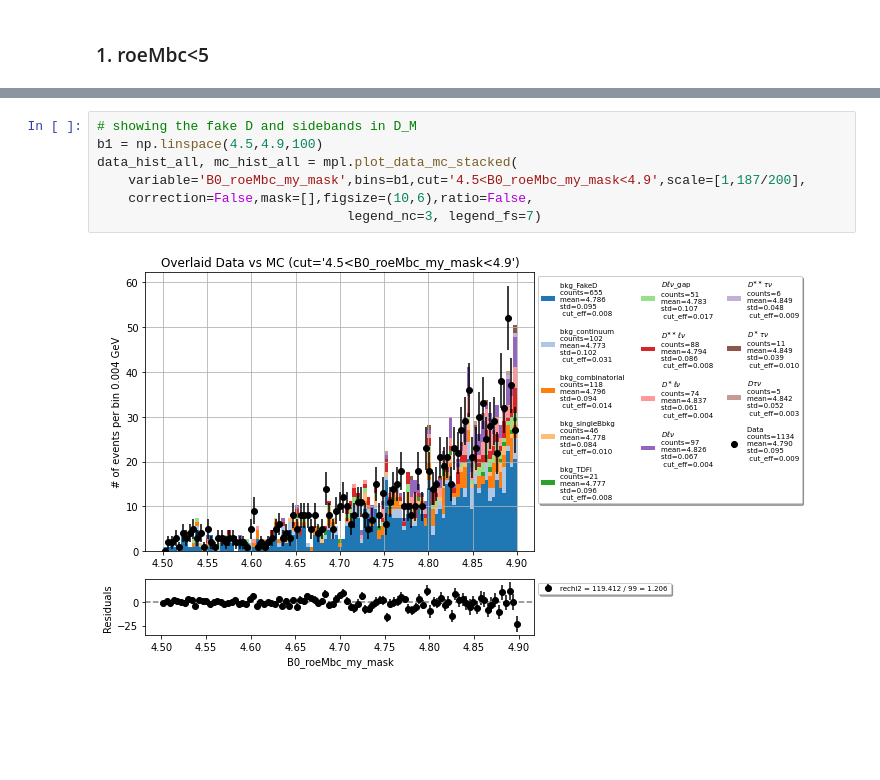
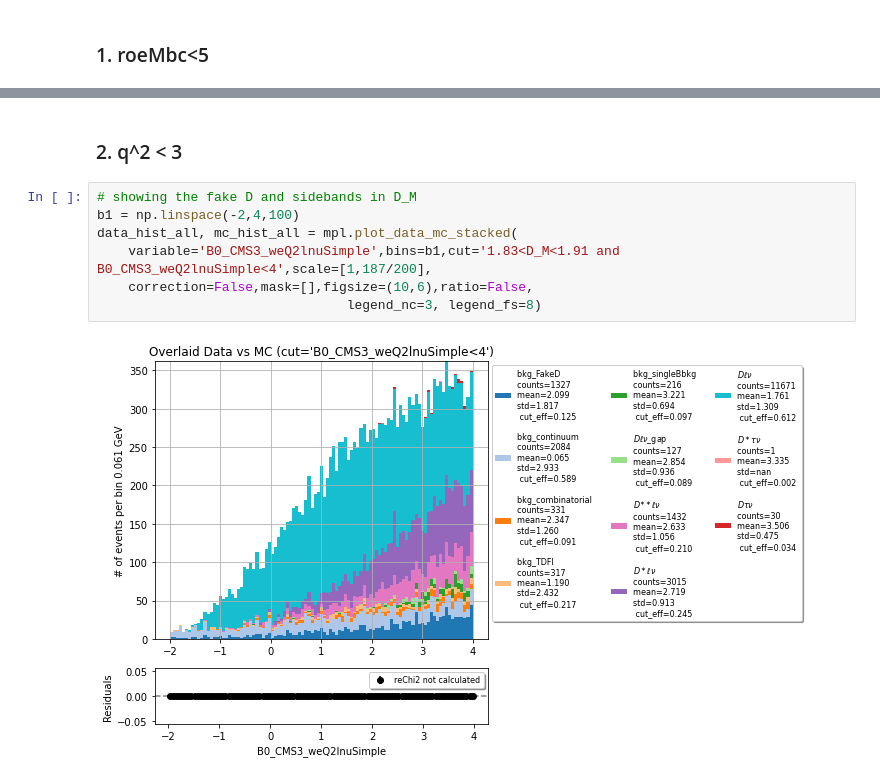
Before and after one commit to zjkjsd/inclusive_R_D, a Jupyter notebook: Notebooks/Plotting/2_PlotNtuple_control.ipynb, the cells around one changed output, grey strips where cells are left out. Drawn from its saved outputs; the diff is of its cells as text; blank space fills up the shorter version.

Commit message:
update plots

```diff
--- a/Notebooks/Plotting/2_PlotNtuple_control.ipynb
+++ b/Notebooks/Plotting/2_PlotNtuple_control.ipynb
@@ -501,10 +176,12 @@ data_hist_all, mc_hist_all = mpl.plot_data_mc_stacked(
+# %% [markdown]
+### 2. q^2 < 3
 # %%
 # showing the fake D and sidebands in D_M
-b1 = np.linspace(4.5,4.9,100)
+b1 = np.linspace(-2,4,100)
 data_hist_all, mc_hist_all = mpl.plot_data_mc_stacked(
-    variable='B0_roeMbc_my_mask',bins=b1,cut='4.5<B0_roeMbc_my_mask<4.9',scale=[1,187/200],
+    variable='B0_CMS3_weQ2lnuSimple',bins=b1,cut='1.83<D_M<1.91 and B0_CMS3_weQ2lnuSimple<4',scale=[1,187/200],
     correction=False,mask=[],figsize=(10,6),ratio=False,
-                                legend_nc=3, legend_fs=7)
+                                legend_nc=3, legend_fs=8)
 # %% [output]
-[figure, old version]
+[figure, new version]
 # %%
```
Also changed, not shown: parts of 70 cells of this notebook, 12 other files.
